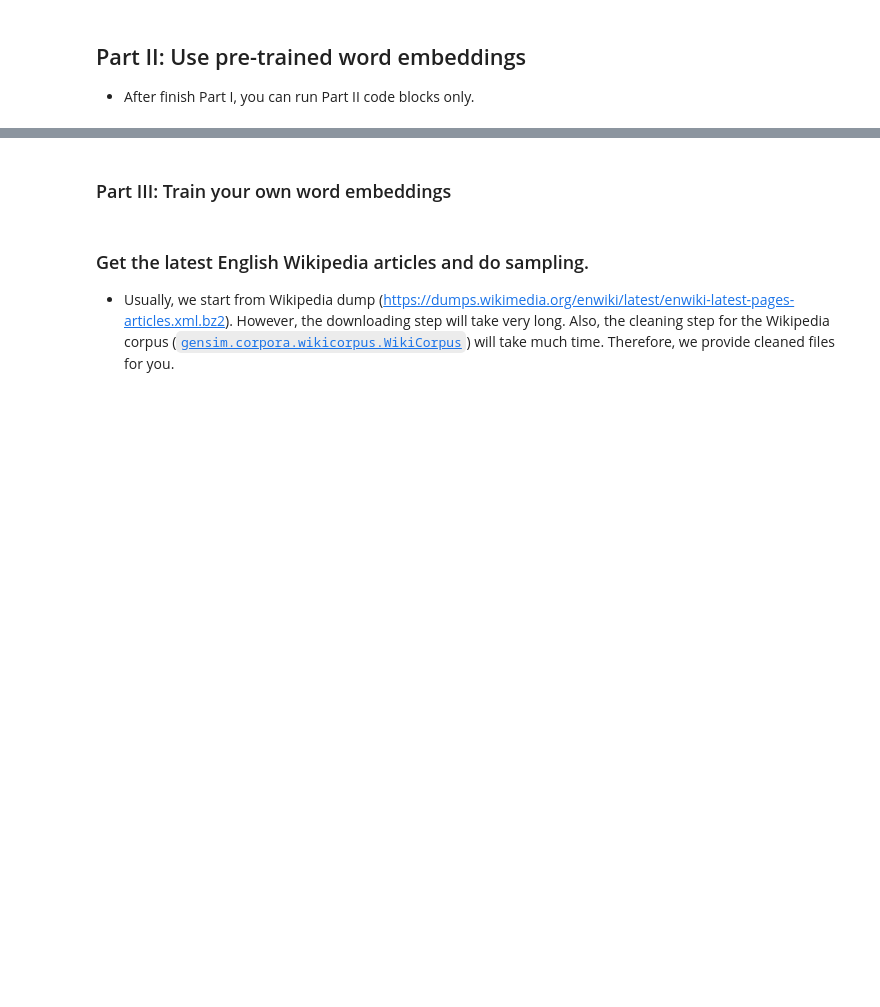
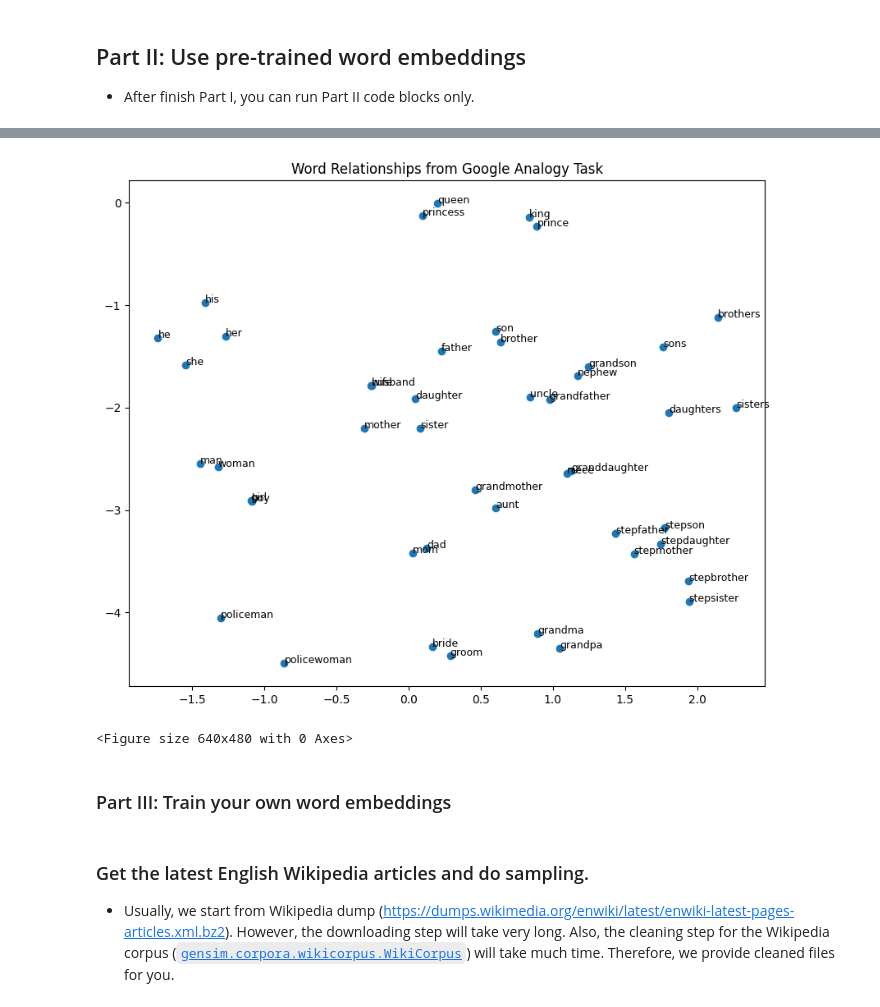
Before and after one commit to ORAzzQWQ/NLP_2024, a Jupyter notebook: HW1.ipynb, the cells around one changed output, grey strips where cells are left out. Drawn from its saved outputs; the diff is of its cells as text; code cells hidden in the pictures; blank space fills up the shorter version.

Commit message:
finish TODO 1~3

```diff
--- a/HW1.ipynb
+++ b/HW1.ipynb
@@ -103,3 +195,37 @@ plt.savefig("word_relationships.png", bbox_inches="tight")
+# %%
+# Collect words from Google Analogy dataset
+SUB_CATEGORY = ": family"
+
+# TODO3: Plot t-SNE for the words in the SUB_CATEGORY `: family`
+# ask ChatGPT how to use
+family_words = data[data["SubCategory"] == ": family"]["Question"].str.split().tolist()
+family_words = [word for sublist in family_words for word in sublist]
+family_words = list(set(family_words))
+
+words_vectors = []
+words = []
+for word in family_words:
+    if word in model:
+        words_vectors.append(model[word])
+        words.append(word)
+
+words_vectors = np.array(words_vectors)
+tsne = TSNE(n_components=2, random_state=0)
+reduced_vectors = tsne.fit_transform(words_vectors)
+
+plt.figure(figsize=(10, 8))
+plt.scatter(reduced_vectors[:, 0], reduced_vectors[:, 1])
+
+# add tag
+for i, word in enumerate(words):
+    plt.text(reduced_vectors[i, 0], reduced_vectors[i, 1], word, fontsize=9)
+
+plt.title("Word Relationships from Google Analogy Task")
+plt.show()
+plt.savefig("word_relationships.png", bbox_inches="tight")
+# %% [output]
+[figure, added]
+<Figure size 640x480 with 0 Axes>
 # %% [markdown]
 ### Part III: Train your own word embeddings
 # %% [markdown]
```
Also changed, not shown: parts of 9 cells of this notebook.
